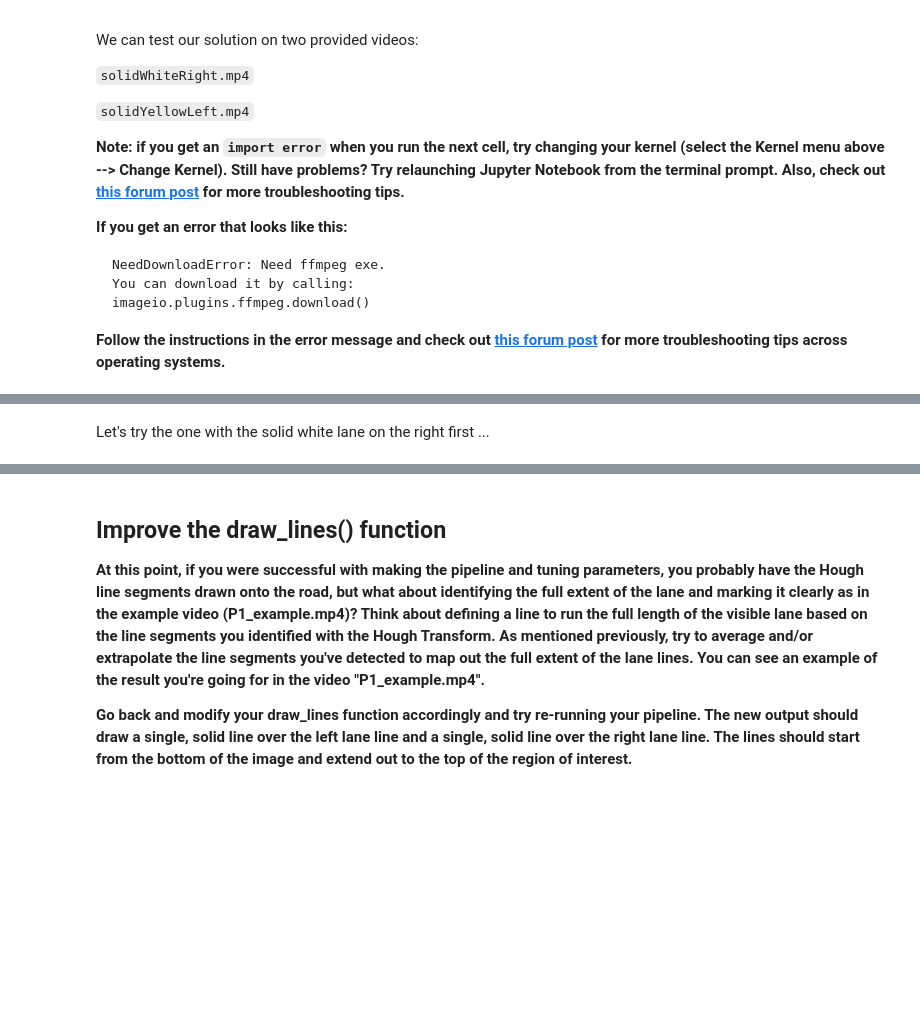
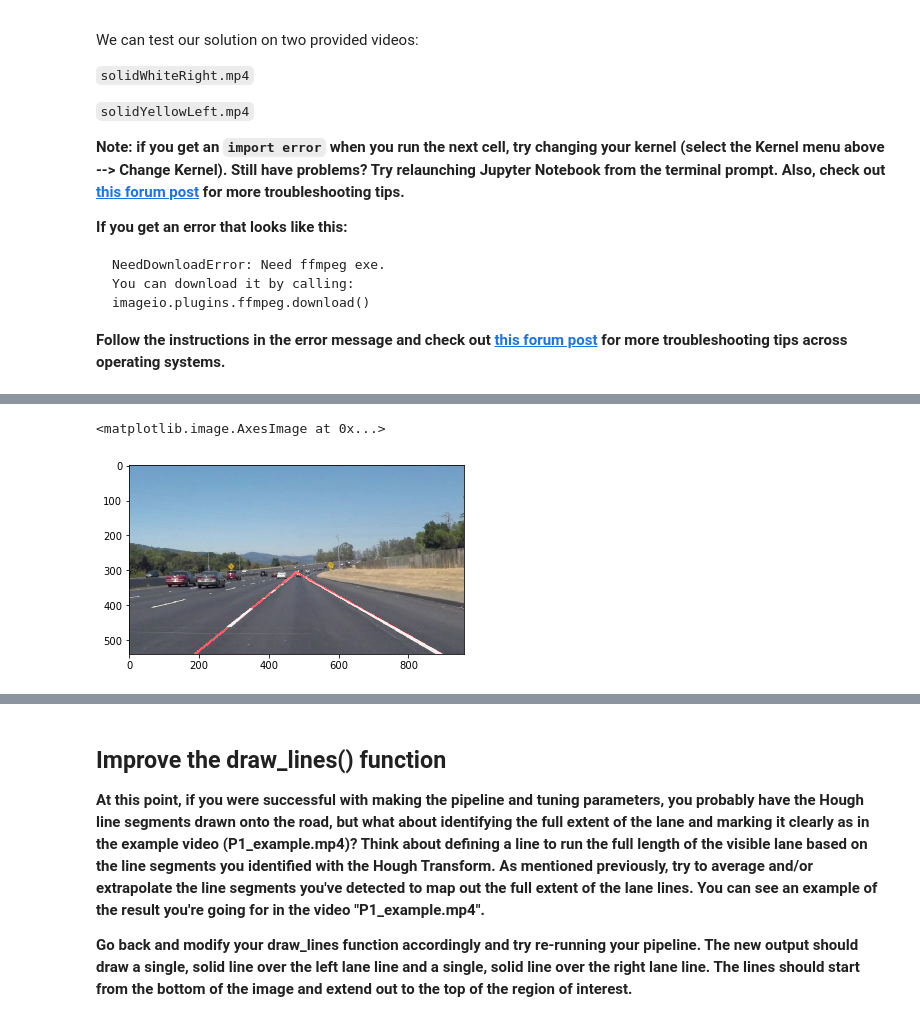
Before and after one commit to liamondrop/Finding-Lane-Lines, a Jupyter notebook: P1.ipynb, the cells around one changed output, grey strips where cells are left out. Cells and saved outputs as stored; diff of their text form; code cells hidden in the pictures; blank space fills up the shorter version.

```diff
--- a/P1.ipynb
+++ b/P1.ipynb
@@ -283,4 +287,7 @@ def process_image(img):
 import os
 imlist = os.listdir("test_images")
 im = mpimg.imread("test_images/{}".format(imlist[0]))
-%time plt.imshow(process_image(im))
+
+ld = LaneDetection()
+%time plt.imshow(ld.process_image(im))
+# %% [output]
@@ -287,3 +296,3 @@ im = mpimg.imread("test_images/{}".format(imlist[0]))
+<matplotlib.image.AxesImage at 0x...>
+[figure, added]
-# %% [markdown]
-Let's try the one with the solid white lane on the right first ...
 # %%
```
Also changed, not shown: parts of 12 cells of this notebook, 4 other files.
